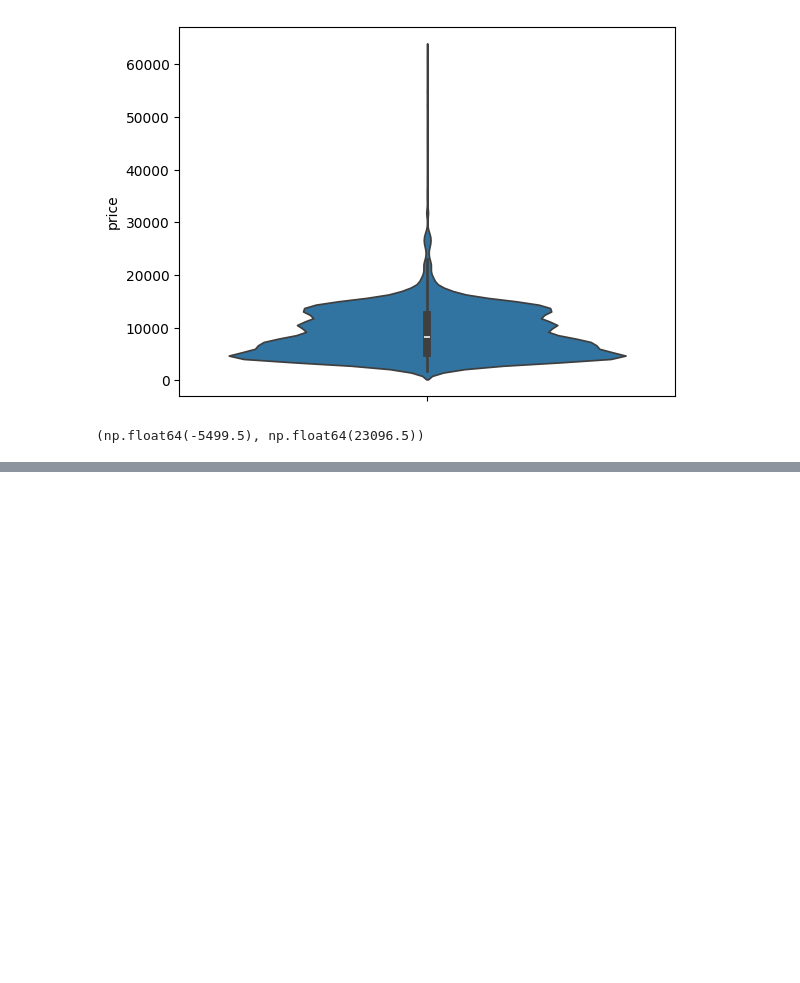
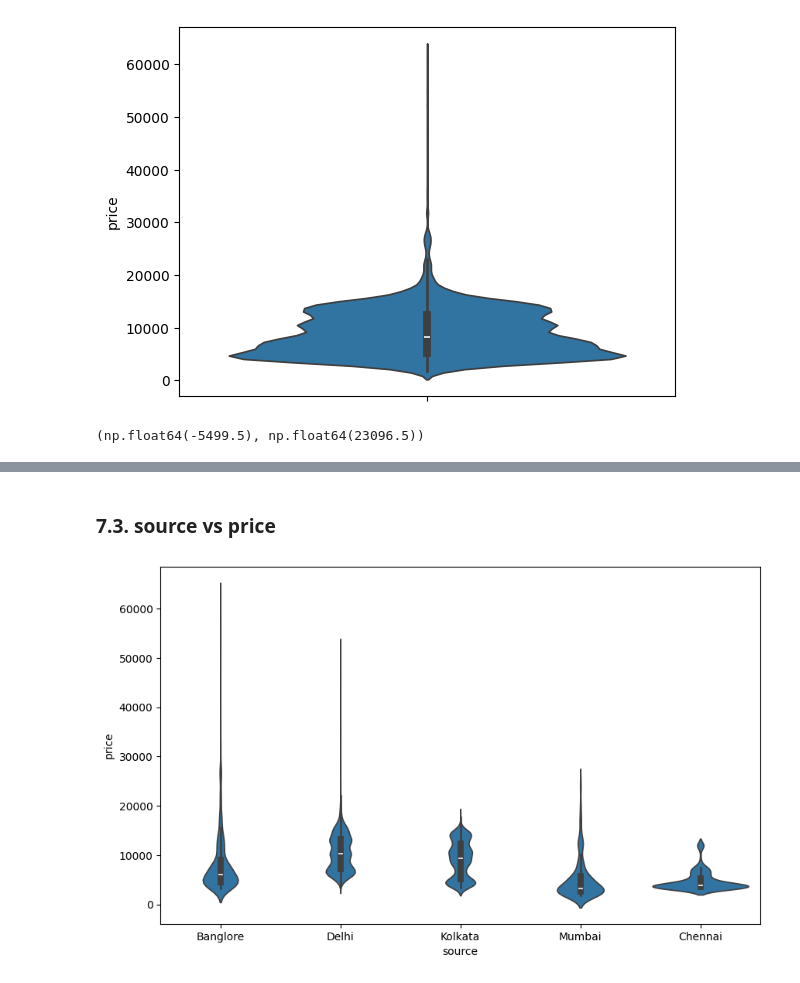
Before and after one commit to PRSOUBHAGYA/flights-price-prediction-sagemaker, a Jupyter notebook: notebook/eda.ipynb, the cells around one changed output, grey strips where cells are left out. Drawn from its saved outputs; the diff is of its cells as text; code cells hidden in the pictures; blank space fills up the shorter version.

```diff
--- a/notebook/eda.ipynb
+++ b/notebook/eda.ipynb
@@ -483,0 +508,8 @@ max_q = percentile_75 + (1.5*iqr)
+# %% [markdown]
+### 7.3. source vs price
+# %%
+plt.figure(figsize=(10,6))
+sns.violinplot(train_df,x='source',y='price')
+plt.show()
+# %% [output]
+[figure, added]
```
Also changed, not shown: parts of 11 cells of this notebook.
